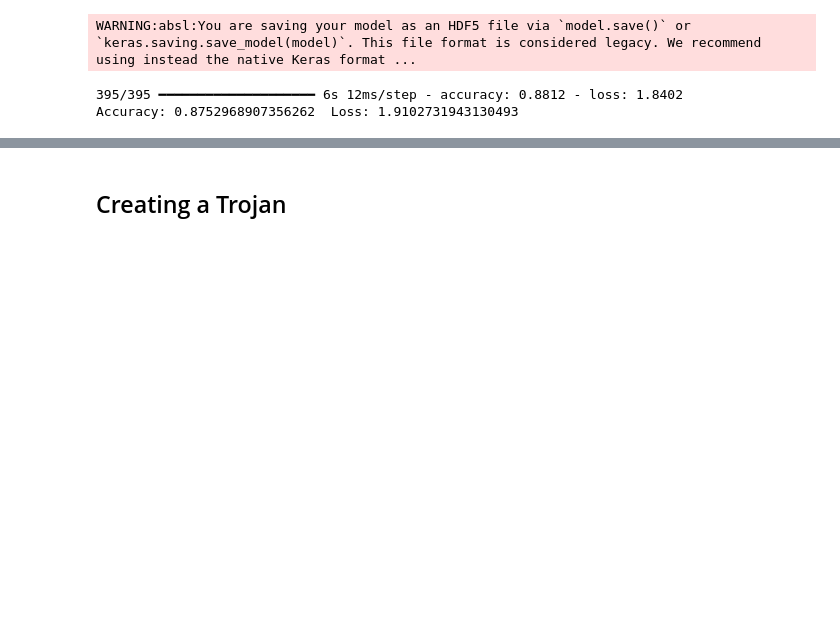
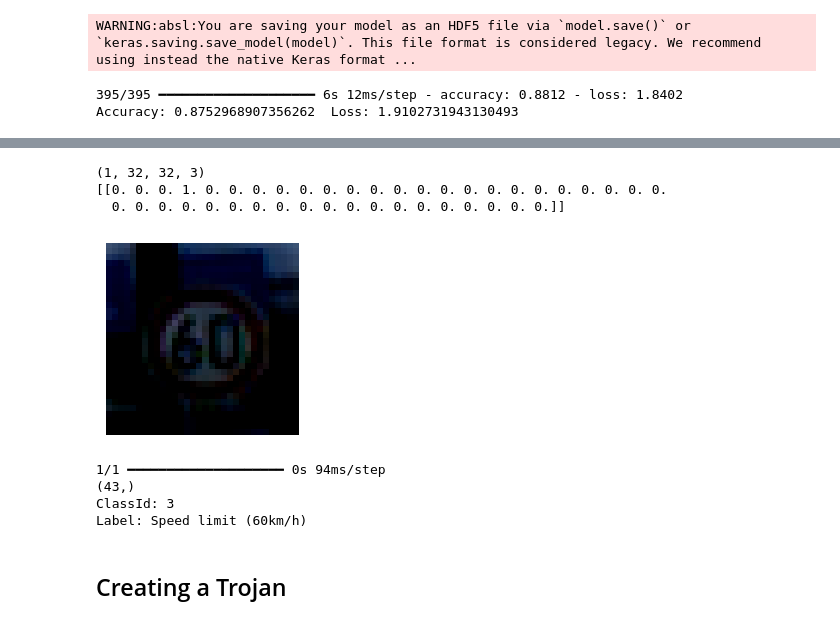
Before and after one commit to KarlFreiwald/SE4AI, a Jupyter notebook: NeuralTrojan.ipynb, the cells around one changed output, grey strips where cells are left out. Drawn from its saved outputs; the diff is of its cells as text; code cells hidden in the pictures; blank space fills up the shorter version.

Commit message:
prediction example

```diff
--- a/NeuralTrojan.ipynb
+++ b/NeuralTrojan.ipynb
@@ -234,0 +235,6 @@ Accuracy: 0.8752968907356262  Loss: 1.9102731943130493
+# %%
+# Extracting and loading the model we saved
+import tensorflow as tf
+model_path = 'model-3x3.keras'
+model = tf.keras.models.load_model(model_path)
+model.summary()
@@ -234,0 +260,49 @@ Accuracy: 0.8752968907356262  Loss: 1.9102731943130493
+# %%
+import matplotlib.pyplot as plt
+
+%matplotlib inline
+
+# Preparing image for predicting from test dataset
+x_input = data['x_test'][100:101]
+print(x_input.shape)
+y_input = data['y_test'][100:101]
+print(y_input)
+
+plt.rcParams['figure.figsize'] = (2.5, 2.5) # Setting default size of plots
+plt.imshow(x_input[0, :, :, :])
+plt.axis('off')
+
+# Showing the plot
+plt.show()
+
+# Getting scores from forward pass of input image
+scores = model.predict(x_input)
+print(scores[0].shape) # (43,)
+
+# Scores is given for image with 43 numbers of predictions for each class
+# Getting only one class with maximum value
+prediction = np.argmax(scores)
+print('ClassId:', prediction)
+
+# Defining function for getting texts for every class - labels
+def label_text(file):
+    # Defining list for saving label in order from 0 to 42
+    label_list = []
+
+    # Reading 'csv' file and getting image's labels
+    r = pd.read_csv(file)
+    # Going through all names
+    for name in r['SignName']:
+        # Adding from every row second column with name of the label
+        label_list.append(name)
+
+    # Returning resulted list with labels
+    return label_list
+
+
+# Getting labels
+labels = label_text(my_directory + '/label_names.csv')
+
+# Printing label for classified Traffic Sign
+print('Label:', labels[prediction])
+# %% [output]
@@ -235,2 +310,10 @@ Accuracy: 0.8752968907356262  Loss: 1.9102731943130493
+(1, 32, 32, 3)
+[[0. 0. 0. 1. 0. 0. 0. 0. 0. 0. 0. 0. 0. 0. 0. 0. 0. 0. 0. 0. 0. 0. 0. 0.
+  0. 0. 0. 0. 0. 0. 0. 0. 0. 0. 0. 0. 0. 0. 0. 0. 0. 0. 0.]]
+[figure, added]
+1/1 ━━━━━━━━━━━━━━━━━━━━ 0s 94ms/step
+(43,)
+ClassId: 3
+Label: Speed limit (60km/h)
 # %% [markdown]
 ## Creating a Trojan
```
Also changed, not shown: parts of 12 cells of this notebook.
